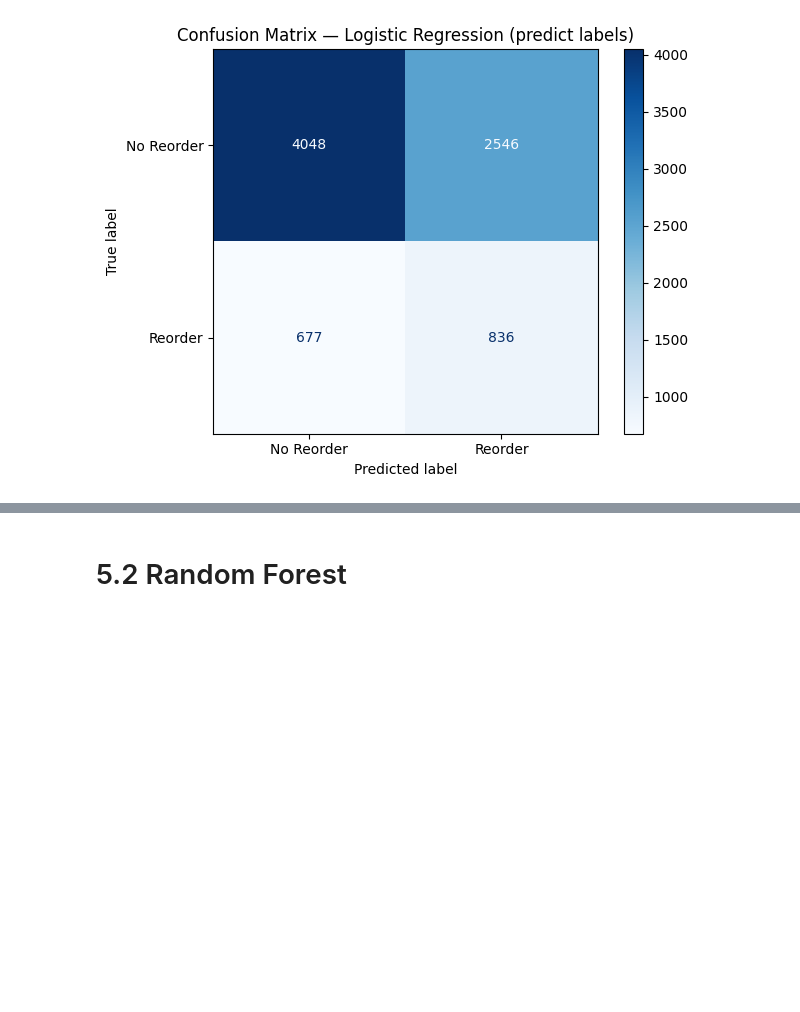
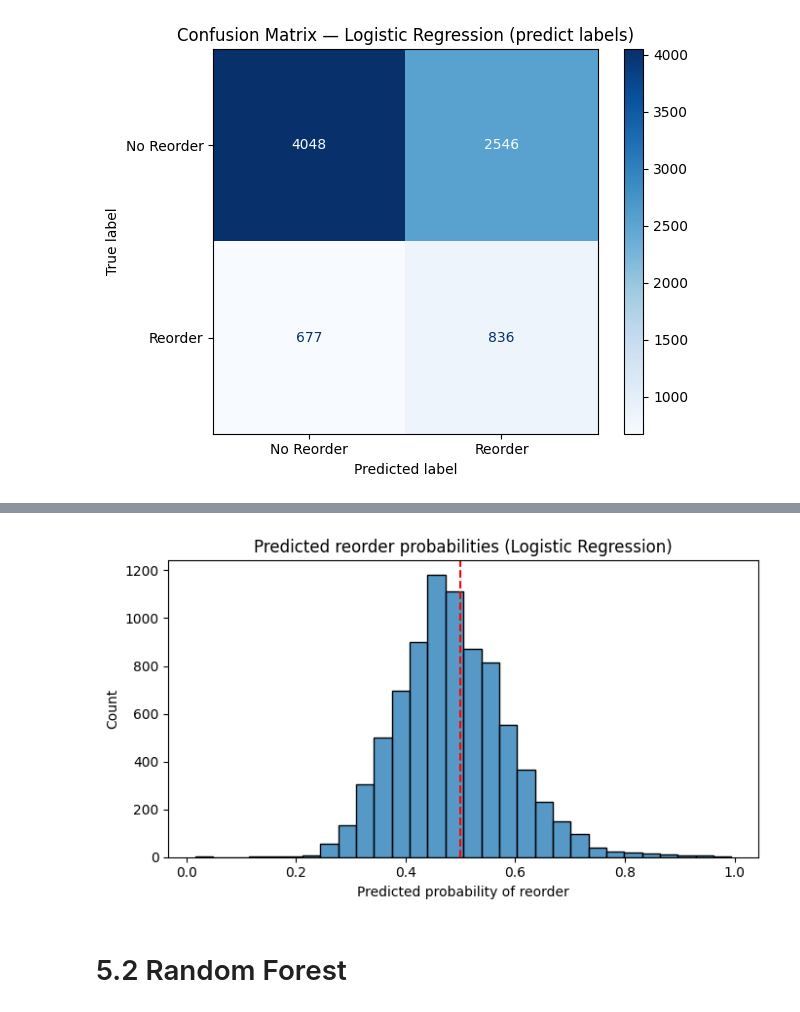
Before and after one commit to ungeralexan/ml_assignment, a Jupyter notebook: project.ipynb, the cells around one changed output, grey strips where cells are left out. Saved outputs shown, nothing was run; the diff lists cells and outputs as text; code cells hidden in the pictures; blank space fills up the shorter version.

```diff
--- a/project.ipynb
+++ b/project.ipynb
@@ -1041,3 +1104,14 @@ Revenue: €1675.00 | Avg: €0.2066
+# %%
+plt.figure(figsize=(7, 4))
+sns.histplot(res_lr["y_proba"], bins=30)
+plt.axvline(res_lr["best_threshold"], color="red", linestyle="--")
+plt.title("Predicted reorder probabilities (Logistic Regression)")
+plt.xlabel("Predicted probability of reorder")
+plt.ylabel("Count")
+plt.tight_layout()
+plt.show()
+# %% [output]
+[figure, added]
 # %% [markdown]
 # 5.2 Random Forest
 # %%
```
Also changed, not shown: parts of 32 cells of this notebook.
